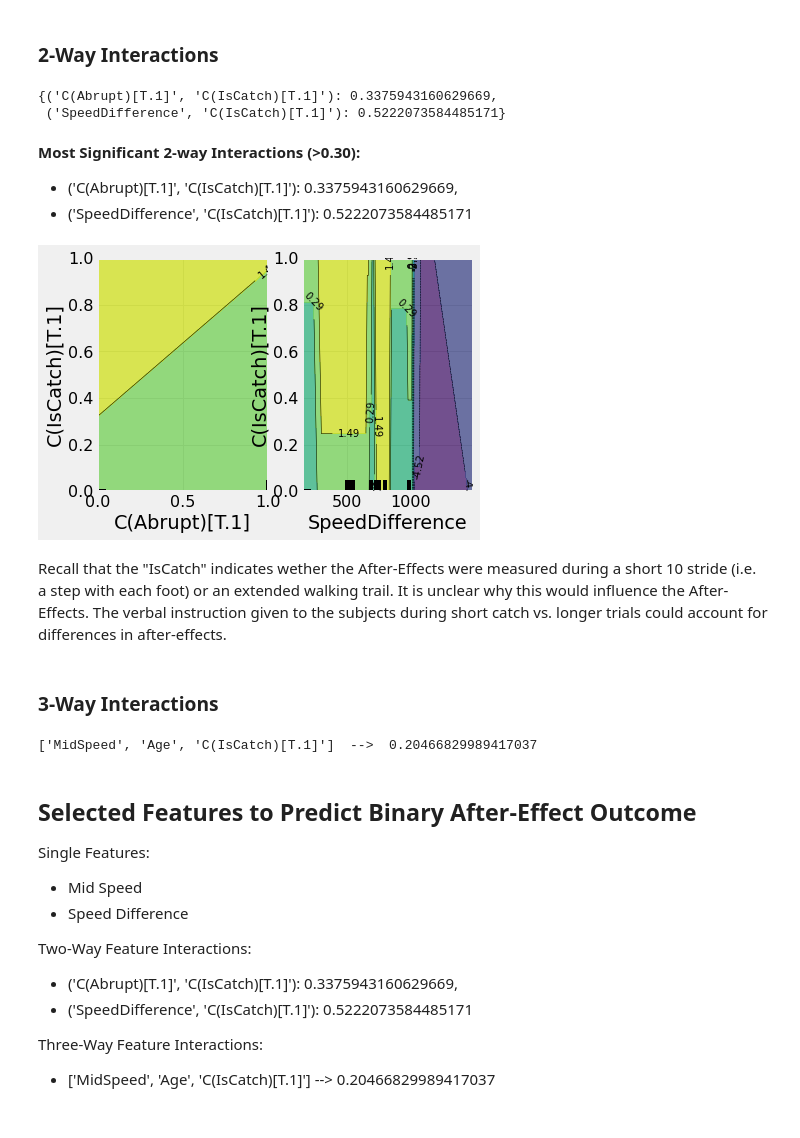
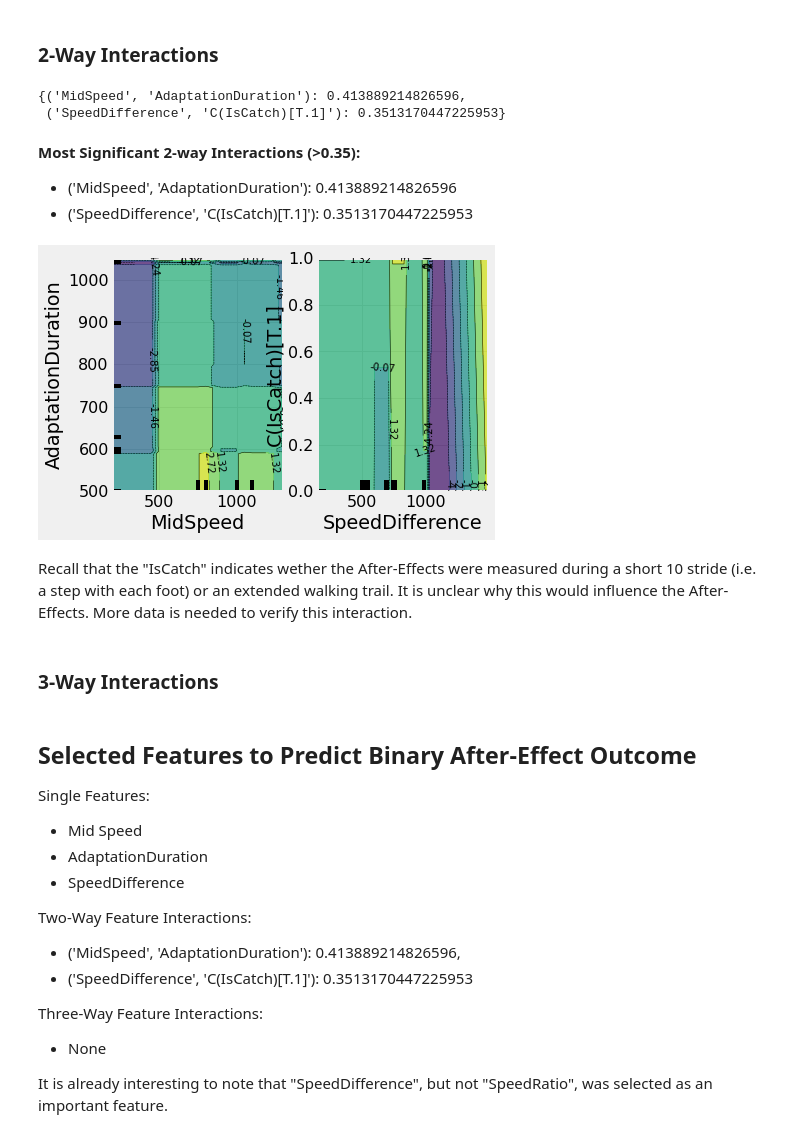
Before and after one commit to csombric/SplitBeltDatabase, a Jupyter notebook: Classification/SplitBeltAnalysis_AfterEffects_FeatureSelection.ipynb, the cells around one changed output. Saved outputs shown, nothing was run; the diff lists cells and outputs as text; code cells hidden in the pictures.

Commit message:
Updated with New Data

```diff
--- a/Classification/SplitBeltAnalysis_AfterEffects_FeatureSelection.ipynb
+++ b/Classification/SplitBeltAnalysis_AfterEffects_FeatureSelection.ipynb
@@ -59,10 +65,10 @@ Potential Features and Targets
 # %%
 from patsy import dmatrices
 
-Y, X = dmatrices('TMAfterGood ~ C(SpeedRatio) + SpeedDifference + MidSpeed+ C(Abrupt) + MidBase + \
+Y, X = dmatrices('TMAfterGood ~ C(SpeedRatio) + SpeedDifference + MidSpeed+ C(Abrupt) + TMBase + \
                AdaptationDuration + Age + C(Young) + Height + Weight + BMI + C(IsCatch) + C(Stroke)', df, return_type="dataframe")
 
-feature_cols = ['C(SpeedRatio)[T.3.0]', 'SpeedDifference', 'MidSpeed', 'C(Abrupt)[T.1]', 'MidBase', \
+feature_cols = ['C(SpeedRatio)[T.3.0]', 'SpeedDifference', 'MidSpeed', 'C(Abrupt)[T.1]', 'TMBase', \
                'AdaptationDuration', 'Age', 'C(Young)[T.1]', 'Height', 'Weight', 'BMI', 'C(IsCatch)[T.1]', 'C(Stroke)[T.1]']
 
 target_cols = ["TMAfterGood"]
@@ -357,27 +364,27 @@ GradientBoostingRegressor(alpha=0.9, ccp_alpha=0.0, criterion='friedman_mse',
 # Compute the two-variable H statistic of each pair of predictor variables.
 TwoWay_HStat = h_all_pairs(gbr_1, X_train)
 
-{k: v for k, v in TwoWay_HStat.items() if v >= 0.3}
+{k: v for k, v in TwoWay_HStat.items() if v >= 0.35}
 # %% [output]
-{('C(Abrupt)[T.1]', 'C(IsCatch)[T.1]'): 0.3375943160629669,
- ('SpeedDifference', 'C(IsCatch)[T.1]'): 0.5222073584485171}
+{('MidSpeed', 'AdaptationDuration'): 0.413889214826596,
+ ('SpeedDifference', 'C(IsCatch)[T.1]'): 0.3513170447225953}
 # %% [markdown]
-**Most Significant 2-way Interactions (>0.30):**
-- ('C(Abrupt)[T.1]', 'C(IsCatch)[T.1]'): 0.3375943160629669,
-- ('SpeedDifference', 'C(IsCatch)[T.1]'): 0.5222073584485171
+**Most Significant 2-way Interactions (>0.35):**
+- ('MidSpeed', 'AdaptationDuration'): 0.413889214826596
+- ('SpeedDifference', 'C(IsCatch)[T.1]'): 0.3513170447225953
 # %%
 from sklearn.ensemble import GradientBoostingClassifier
 from sklearn.inspection import plot_partial_dependence
 
 clf = GradientBoostingClassifier(n_estimators=100, learning_rate=1.0, max_depth=1, random_state=0).fit(Features, Target.values.ravel())
 
-features = [(3, 11), (1, 11)]# (4, 10), (10, 11)
+features = [(2, 5), (1, 11)]# (4, 10), (10, 11)
 plot_partial_dependence(clf, Features, features)
 plt.show()
 # %% [output]
-[figure, old version]
+[figure, new version]
 # %% [markdown]
-Recall that the "IsCatch" indicates wether the After-Effects were measured during a short 10 stride (i.e. a step with each foot) or an extended walking trail.  It is unclear why this would influence the After-Effects.  The verbal instruction given to the subjects during short catch vs. longer trials could account for differences in after-effects.
+Recall that the "IsCatch" indicates wether the After-Effects were measured during a short 10 stride (i.e. a step with each foot) or an extended walking trail.  It is unclear why this would influence the After-Effects.  More data is needed to verify this interaction.
 # %% [markdown]
 ### 3-Way Interactions
 # %%
@@ -393,21 +400,22 @@ for x in range(len(Combos)):#len(Combos):
     gbr_2 = GradientBoostingRegressor()
     gbr_2.fit(ThreeFeatures, y_train.values.ravel())
     ThreeInteraction = h(gbr_2, ThreeFeatures)
-    if ThreeInteraction>0.2:
+    if ThreeInteraction>0.25:
         print(ThreeNames, ' --> ', ThreeInteraction )
-# %% [output]
-['MidSpeed', 'Age', 'C(IsCatch)[T.1]']  -->  0.20466829989417037
 # %% [markdown]
 Selected Features to Predict Binary After-Effect Outcome
 ---
 
 Single Features:
 - Mid Speed
-- Speed Difference
+- AdaptationDuration
+- SpeedDifference
 
 Two-Way Feature Interactions:
-- ('C(Abrupt)[T.1]', 'C(IsCatch)[T.1]'): 0.3375943160629669,
-- ('SpeedDifference', 'C(IsCatch)[T.1]'): 0.5222073584485171
+- ('MidSpeed', 'AdaptationDuration'): 0.413889214826596,
+- ('SpeedDifference', 'C(IsCatch)[T.1]'): 0.3513170447225953
 
 Three-Way Feature Interactions:
-- ['MidSpeed', 'Age', 'C(IsCatch)[T.1]']  -->  0.20466829989417037
+- None
+
+It is already interesting to note that "SpeedDifference", but not "SpeedRatio", was selected as an important feature.
```
Also changed, not shown: parts of 10 cells of this notebook.
